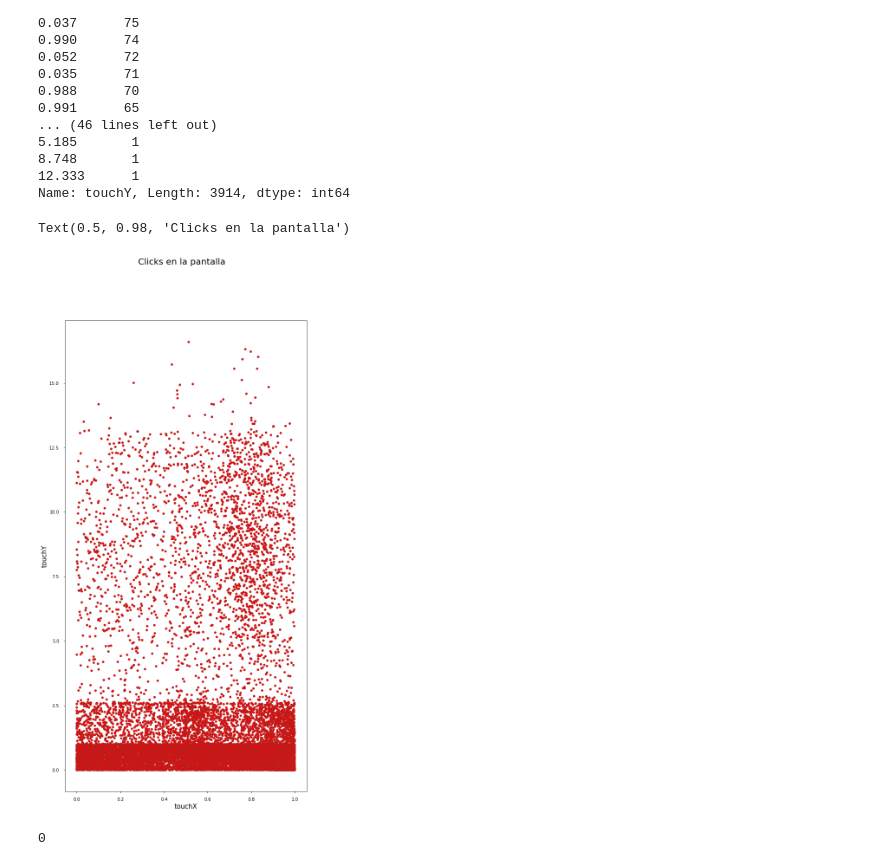
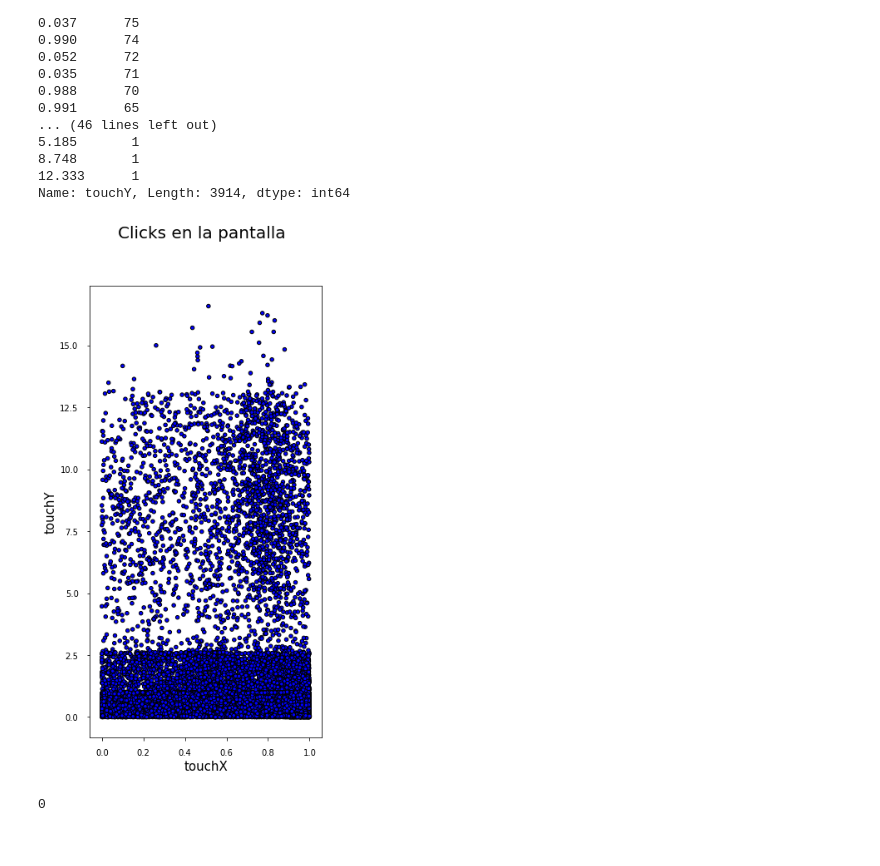
Before and after one commit to Elianagam/orgaDatosTp1, a Jupyter notebook: pruebas_click.ipynb, the cells around one changed output. Cells and saved outputs as stored; diff of their text form; code cells hidden in the pictures.

```diff
--- a/pruebas_click.ipynb
+++ b/pruebas_click.ipynb
@@ -199,8 +199,8 @@ clicks['created'].dtype
 datetime64[ns, UTC]
 # %%
 clicks['day']=pd.DatetimeIndex(clicks['created']).day;
-#clicks['year']=pd.DatetimeIndex(clicks['created']).year;
-#clicks['month']=pd.DatetimeIndex(clicks['created']).month;
+clicks['year']=pd.DatetimeIndex(clicks['created']).year;
+clicks['month']=pd.DatetimeIndex(clicks['created']).month;
 clicks['week']=pd.DatetimeIndex(clicks['created']).week;
 #clicks['weekday']=pd.DatetimeIndex(clicks['created']).weekday;
 clicks['hour']=pd.DatetimeIndex(clicks['created']).hour;
@@ -630,17 +613,18 @@ Name: touchY, Length: 3914, dtype: int64
 # %%
 fig, ax1 = plt.subplots() # prepara un gráfico de matplotlib
 
-my_colors = list(islice(cycle(['r']), None, len(clicks)))
+my_colors = list(islice(cycle(['B']), None, len(clicks)))
 
-clicks.plot("touchX", "touchY", kind="scatter", ax=ax1, figsize=(10,20), color=my_colors, edgecolor='brown')
+clicks.plot("touchX", "touchY", kind="scatter", ax=ax1, figsize=(5,10), color=my_colors, edgecolor='Black')
 # realiza ajustes al gráfico con matplotlib:
 ax1.set_ylabel("touchY", fontsize=15)
 ax1.set_xlabel("touchX", fontsize=15)
 ax1.tick_params(labelsize=10, pad=10)
 fig.suptitle('Clicks en la pantalla', fontsize=20)
+
+plt.savefig('/home/ailen-magali/Documentos/clicks_en_pantalla.png', bbox_inches = 'tight', pad_inches = 0.1)
 # %% [output]
-Text(0.5, 0.98, 'Clicks en la pantalla')
-[figure, old version]
+[figure, new version]
 # %%
 #elimino los nan y los reemplazo por 0
 clicks.loc[(clicks['touchX']).isnull(),['touchX']]=0
```
Also changed, not shown: parts of 11 cells of this notebook.
